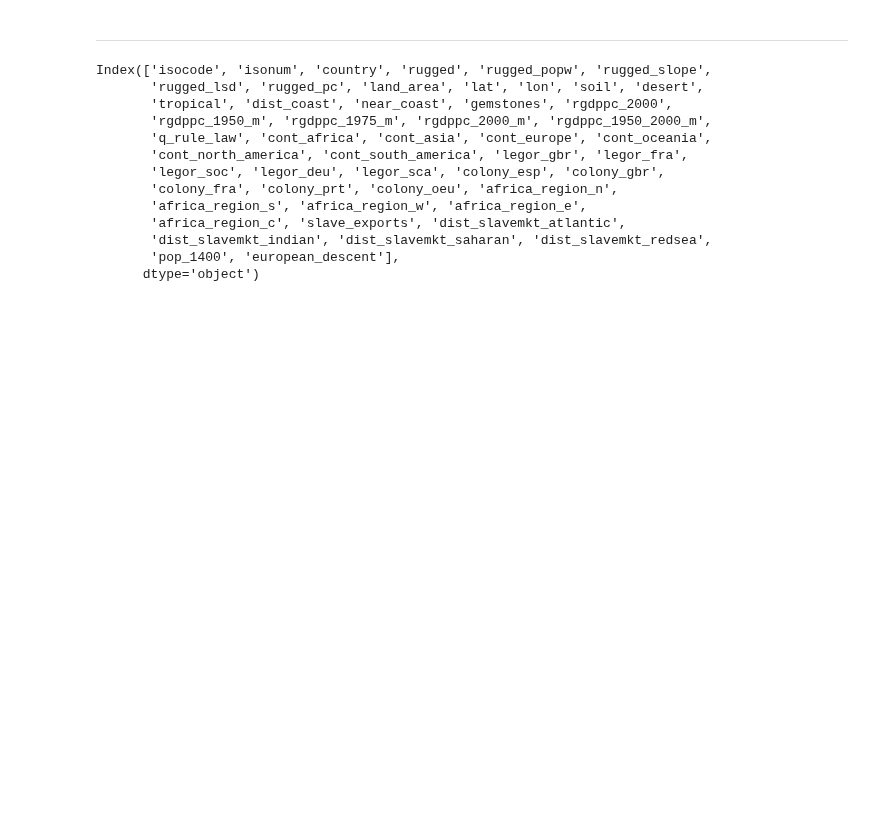
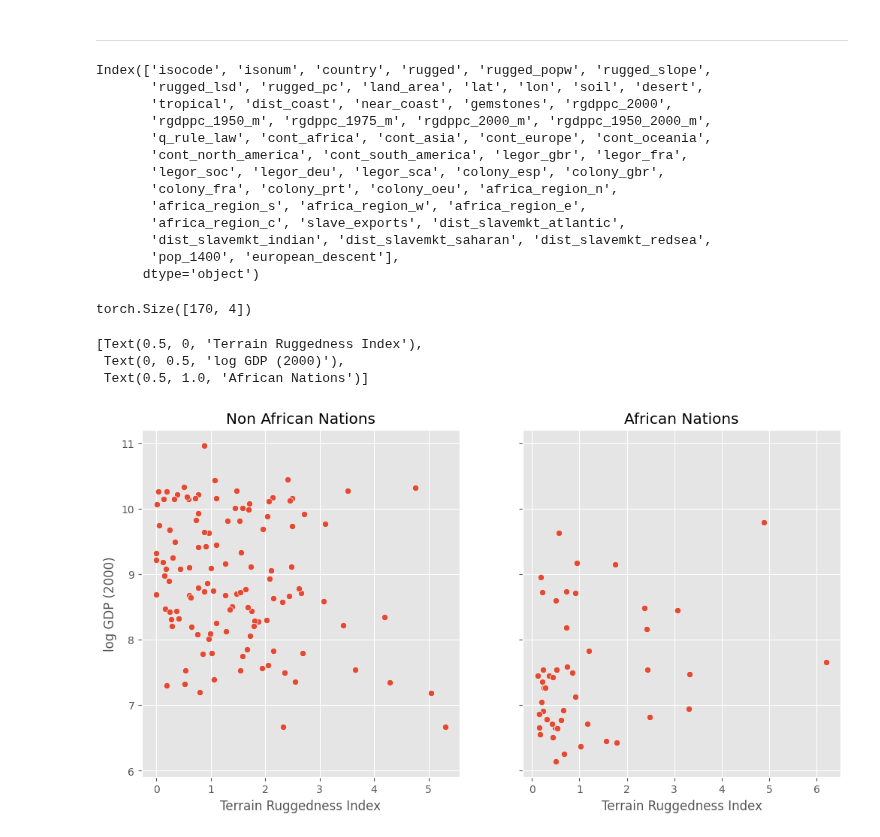
Before and after one commit to drclab/GP_VAE, a Jupyter notebook: drclab/Pyro/Pyro.ipynb, the cells around one changed output. Drawn from its saved outputs; the diff is of its cells as text; code cells hidden in the pictures; blank space fills up the shorter version.

```diff
--- a/drclab/Pyro/Pyro.ipynb
+++ b/drclab/Pyro/Pyro.ipynb
@@ -72,0 +75,4 @@ df['log_rgdppc_2000'] = np.log(df.rgdppc_2000)
+# %%
+train.shape
+# %% [output]
+torch.Size([170, 4])
@@ -72,0 +81,24 @@ df['log_rgdppc_2000'] = np.log(df.rgdppc_2000)
+# %%
+african_nations = df[df["cont_africa"] == 1]
+non_african_nations = df[df["cont_africa"] == 0]
+# %%
+fig, ax = plt.subplots(nrows=1, ncols=2, figsize=(12, 6), sharey=True)
+sns.scatterplot(x=non_african_nations["rugged"],
+                y=non_african_nations["log_rgdppc_2000"],
+                ax=ax[0])
+ax[0].set(xlabel="Terrain Ruggedness Index",
+          ylabel="log GDP (2000)",
+          title="Non African Nations")
+
+sns.scatterplot(x=african_nations["rugged"],
+                y=african_nations["log_rgdppc_2000"],
+                ax=ax[1])
+
+ax[1].set(xlabel="Terrain Ruggedness Index",
+          ylabel="log GDP (2000)",
+          title="African Nations")
+# %% [output]
+[Text(0.5, 0, 'Terrain Ruggedness Index'),
+ Text(0, 0.5, 'log GDP (2000)'),
+ Text(0.5, 1.0, 'African Nations')]
+[figure, added]
```
Also changed, not shown: parts of 5 cells of this notebook.
